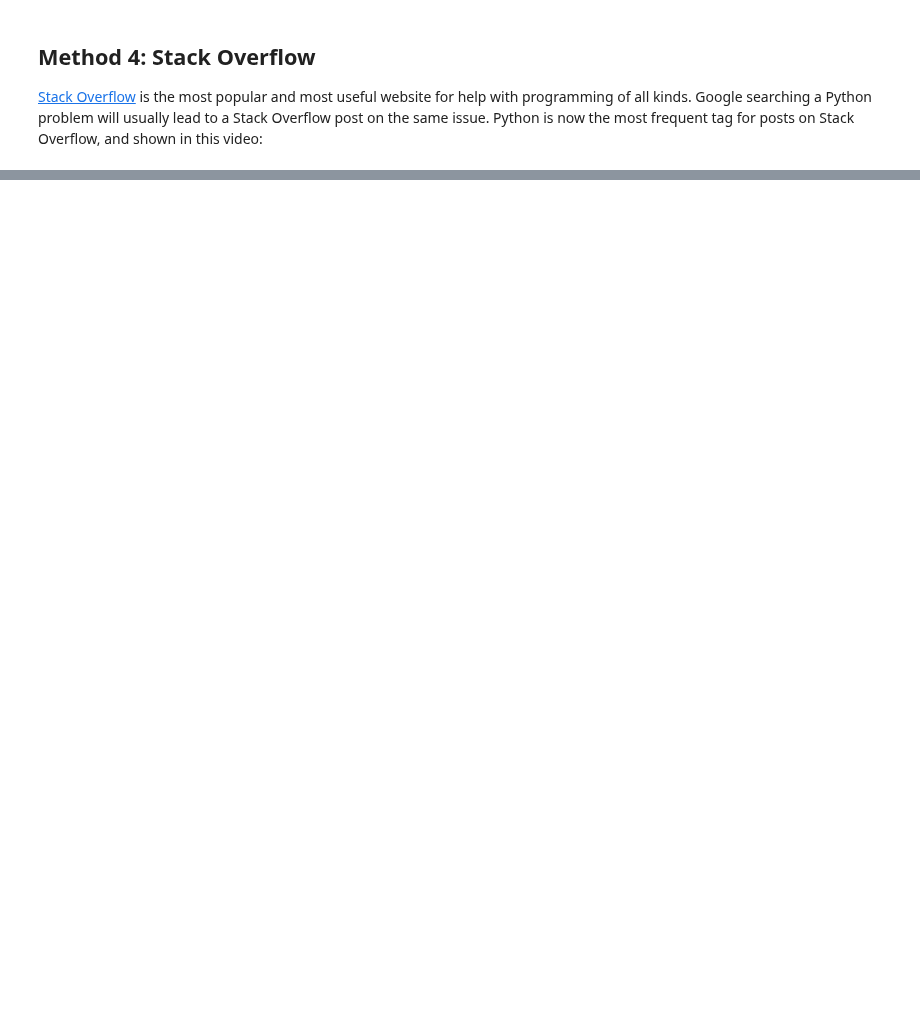
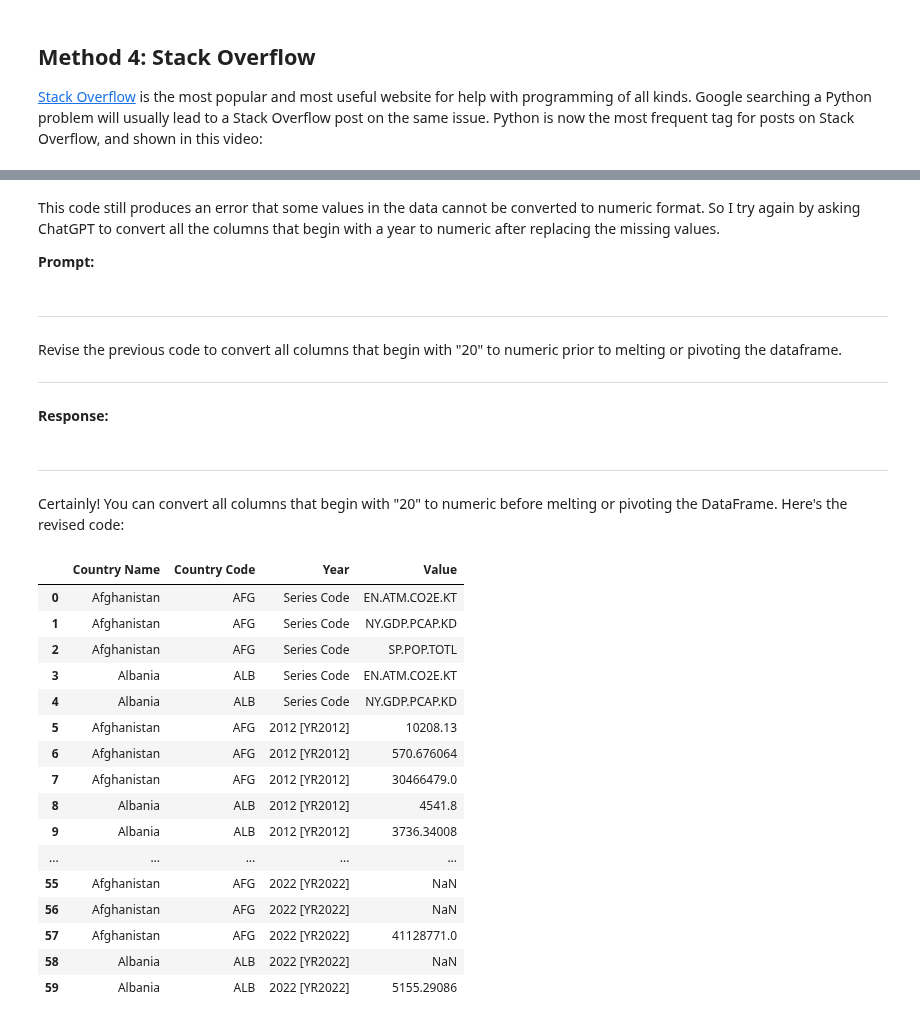
Before and after one commit to jkropko/surfing-the-data-pipeline, a Jupyter notebook: _build/jupyter_execute/ch1.ipynb, the cells around one changed output, grey strips where cells are left out. Drawn from its saved outputs; the diff is of its cells as text; code cells hidden in the pictures; blank space fills up the shorter version.

```diff
--- a/_build/jupyter_execute/ch1.ipynb
+++ b/_build/jupyter_execute/ch1.ipynb
@@ -359,0 +521,65 @@ A few additional things to keep in mind:
+# %% [markdown]
+This code still produces an error that some values in the data cannot be converted to numeric format. So I try again by asking ChatGPT to convert all the columns that begin with a year to numeric after replacing the missing values.
+
+**Prompt:**
+# %% [markdown]
+---
+
+Revise the previous code to convert all columns that begin with "20" to numeric prior to melting or pivoting the dataframe.
+
+---
+# %% [markdown]
+**Response:**
+# %% [markdown]
+---
+
+Certainly! You can convert all columns that begin with "20" to numeric before melting or pivoting the DataFrame. Here's the revised code:
+# %%
+import pandas as pd
+from io import StringIO
+
+# Input CSV data
+csv_data = '''
+Country Name,Country Code,Series Name,Series Code,2012 [YR2012],2013 [YR2013],2014 [YR2014],2015 [YR2015],2016 [YR2016],2017 [YR2017],2018 [YR2018],2019 [YR2019],2020 [YR2020],2021 [YR2021],2022 [YR2022]
+Afghanistan,AFG,CO2 emissions (kt),EN.ATM.CO2E.KT,10208.13,9402.05,9281.34,10057.59,9294.93,10022.78,10972.38,11238.83,8709.47,..,..
+Afghanistan,AFG,GDP per capita (constant 2015 US$),NY.GDP.PCAP.KD,570.676064337005,582.103978902877,576.487820334782,566.881132665072,564.920843553397,563.488239421983,553.973308908649,559.140956898688,529.144912477888,407.616507361737,..
+Afghanistan,AFG,"Population, total",SP.POP.TOTL,30466479,31541209,32716210,33753499,34636207,35643418,36686784,37769499,38972230,40099462,41128771
+Albania,ALB,CO2 emissions (kt),EN.ATM.CO2E.KT,4541.8,4795.4,5188,4797,4573.2,5403.7,5316.1,4993.3,4383.2,..,..
+Albania,ALB,GDP per capita (constant 2015 US$),NY.GDP.PCAP.KD,3736.34007957648,3780.69919254096,3855.76074409659,3952.80357364813,4090.37272829183,4249.8200493985,4431.55559506989,4543.38771048312,4418.66087378292,4857.11194201819,5155.29085964151
+'''
+
+# Read CSV data into a DataFrame
+df = pd.read_csv(StringIO(csv_data))
+
+# Replace ".." with missing values
+df.replace('..', pd.NA, inplace=True)
+
+# Convert columns that begin with "20" to numeric
+df.iloc[:, 4:] = df.iloc[:, 4:].apply(pd.to_numeric, errors='coerce')
+
+# Pivot the DataFrame
+df_pivoted = df.melt(id_vars=['Country Name', 'Country Code', 'Series Name'], var_name='Year', value_name='Value')
+
+# Drop 'Series Code' column
+df_pivoted = df_pivoted.drop(columns=['Series Name'])
+
+# Display the result
+df_pivoted
+# %% [output]
+|  | Country Name | Country Code | Year | Value |
+| 0 | Afghanistan | AFG | Series Code | EN.ATM.CO2E.KT |
+| 1 | Afghanistan | AFG | Series Code | NY.GDP.PCAP.KD |
+| 2 | Afghanistan | AFG | Series Code | SP.POP.TOTL |
+| 3 | Albania | ALB | Series Code | EN.ATM.CO2E.KT |
+| 4 | Albania | ALB | Series Code | NY.GDP.PCAP.KD |
+| 5 | Afghanistan | AFG | 2012 [YR2012] | 10208.13 |
+| 6 | Afghanistan | AFG | 2012 [YR2012] | 570.676064 |
+| 7 | Afghanistan | AFG | 2012 [YR2012] | 30466479.0 |
+| 8 | Albania | ALB | 2012 [YR2012] | 4541.8 |
+| 9 | Albania | ALB | 2012 [YR2012] | 3736.34008 |
+| ... | ... | ... | ... | ... |
+| 55 | Afghanistan | AFG | 2022 [YR2022] | NaN |
+| 56 | Afghanistan | AFG | 2022 [YR2022] | NaN |
+| 57 | Afghanistan | AFG | 2022 [YR2022] | 41128771.0 |
+| 58 | Albania | ALB | 2022 [YR2022] | NaN |
+| 59 | Albania | ALB | 2022 [YR2022] | 5155.29086 |
```
Also changed, not shown: parts of 42 cells of this notebook, 43 other files.
